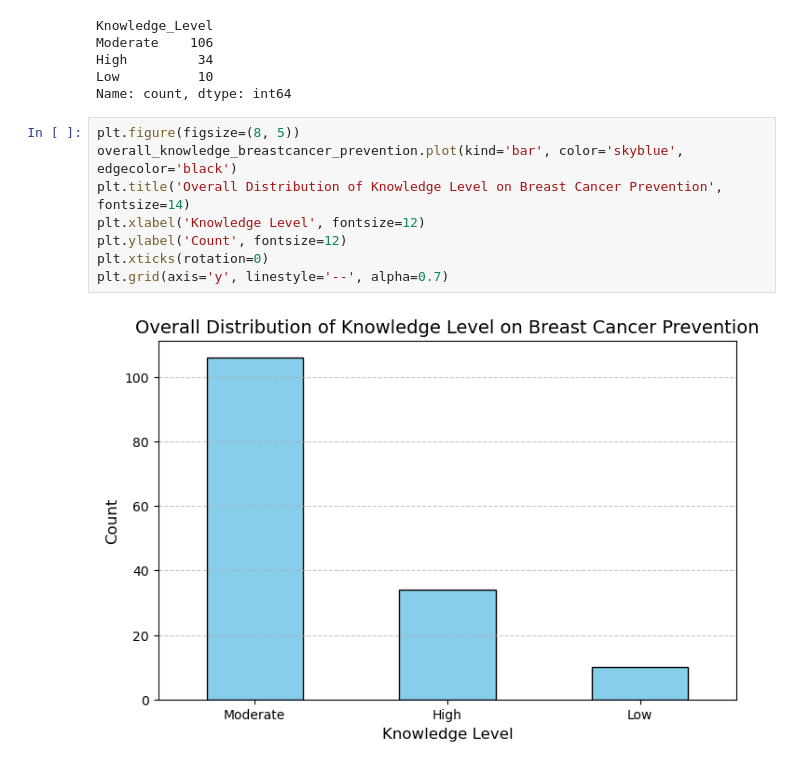
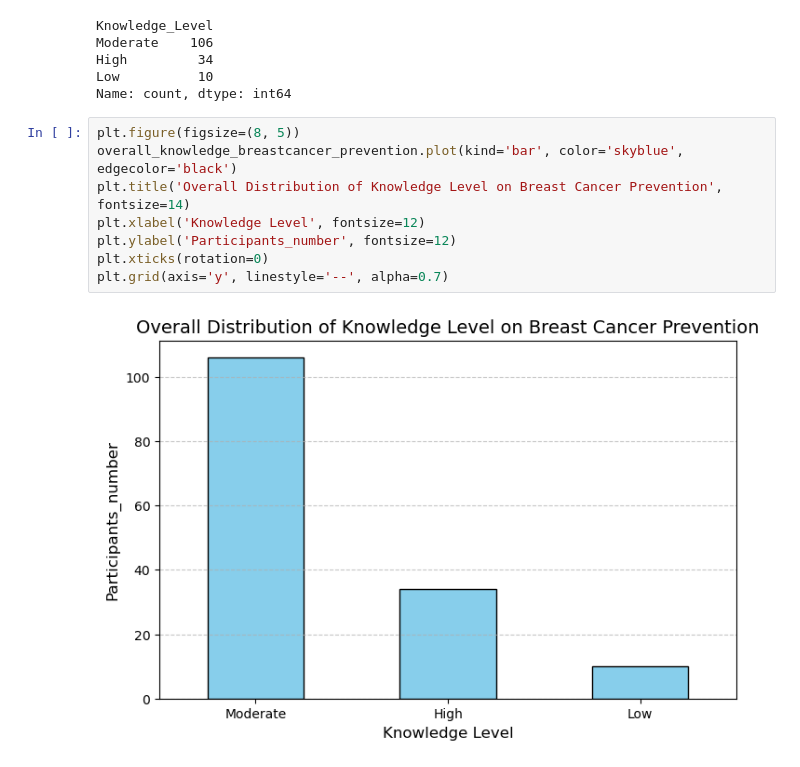
Before and after one commit to Dam123-lab/my_project, a Jupyter notebook: analysed preseminar knowledge.ipynb, the cells around one changed output. Drawn from its saved outputs; the diff is of its cells as text.

```diff
--- a/analysed preseminar knowledge.ipynb
+++ b/analysed preseminar knowledge.ipynb
@@ -410,11 +394,11 @@ Name: count, dtype: int64
 # %%
 plt.figure(figsize=(8, 5))
 overall_knowledge_breastcancer_prevention.plot(kind='bar', color='skyblue', edgecolor='black')
 plt.title('Overall Distribution of Knowledge Level on Breast Cancer Prevention', fontsize=14)
 plt.xlabel('Knowledge Level', fontsize=12)
-plt.ylabel('Count', fontsize=12)
+plt.ylabel('Participants_number', fontsize=12)
 plt.xticks(rotation=0)
 plt.grid(axis='y', linestyle='--', alpha=0.7)
 # %% [output]
-[figure, old version]
+[figure, new version]
 # %%
```
Also changed, not shown: parts of 10 cells of this notebook.
